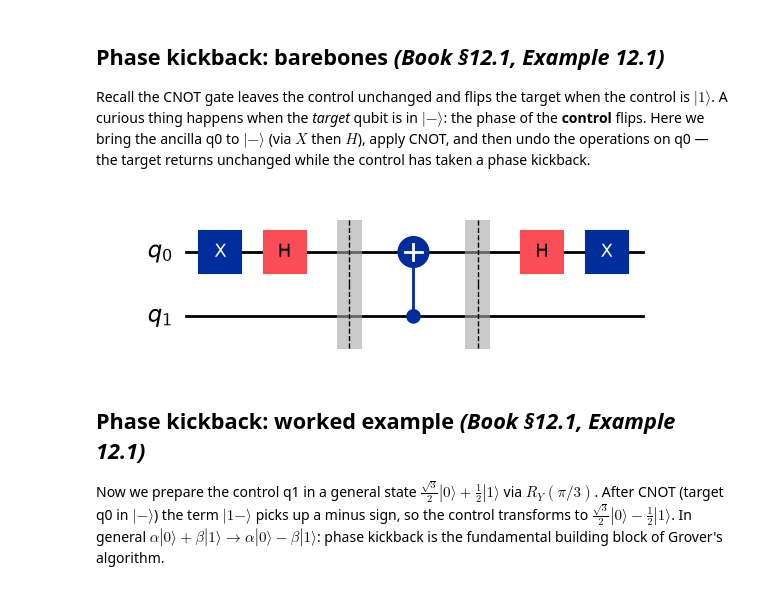
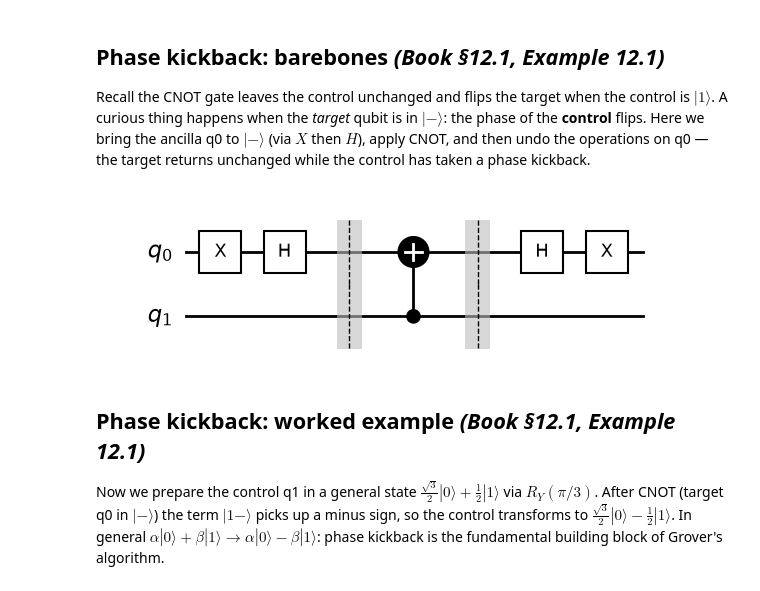
Before and after one commit to UW-ERSL/AppliedQC, a Jupyter notebook: Chapter12_GroverAlgorithm_notebook.ipynb, the cells around one changed output. Drawn from its saved outputs; the diff is of its cells as text; code cells hidden in the pictures.

```diff
--- a/Chapter12_GroverAlgorithm_notebook.ipynb
+++ b/Chapter12_GroverAlgorithm_notebook.ipynb
@@ -115,15 +159,15 @@ kickback.
 # %%
 circuit = QuantumCircuit(2)
 circuit.x(0)
 circuit.h(0)
 circuit.barrier()
 circuit.cx(1,0)
 circuit.barrier()
 circuit.h(0)
 circuit.x(0)
-display(circuit.draw('mpl'))
+save_circuit(circuit, 'PhaseKickback')
 # %% [output]
-[figure, old version]
+[figure, new version]
 # %% [markdown]
 ## Phase kickback: worked example  *(Book §12.1, Example 12.1)*
 
```
Also changed, not shown: parts of 10 cells of this notebook, 19 other files.
